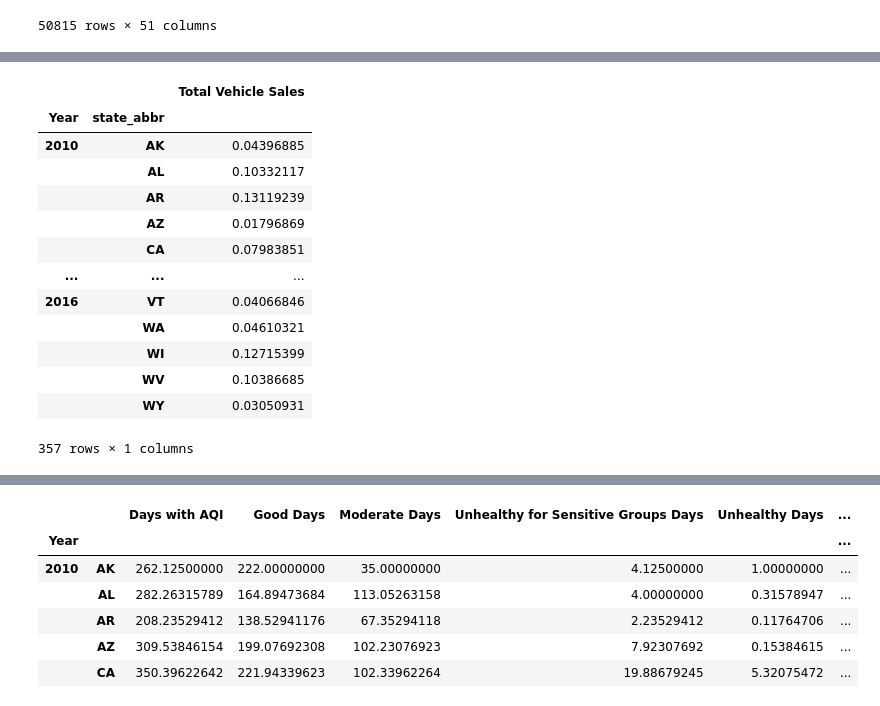
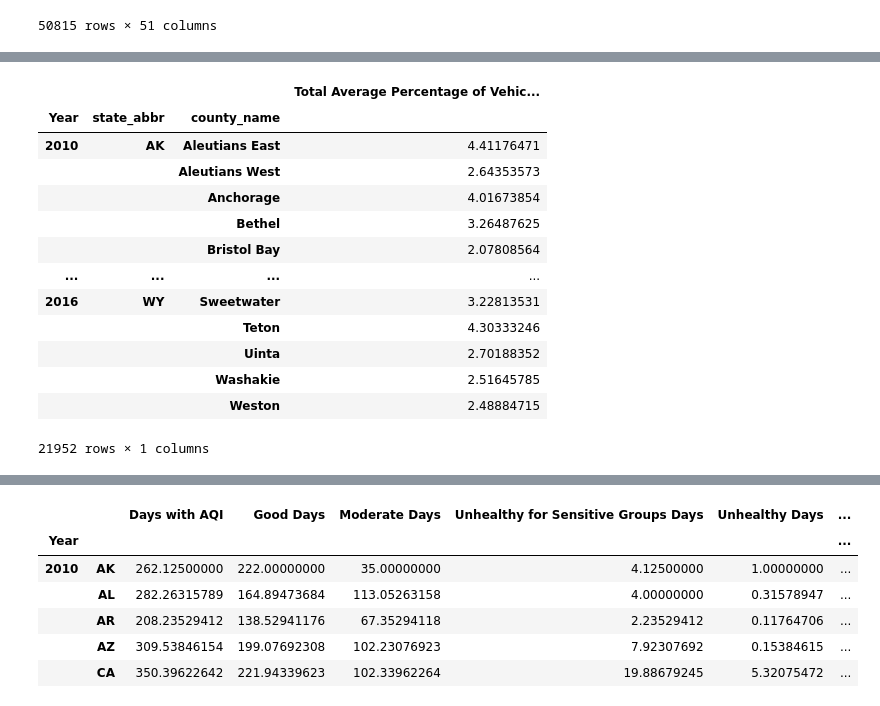
Before and after one commit to monal20/Neueda2023, a Jupyter notebook: Analysis.ipynb, the cells around one changed output, grey strips where cells are left out. Drawn from its saved outputs; the diff is of its cells as text; code cells hidden in the pictures.

```diff
--- a/Analysis.ipynb
+++ b/Analysis.ipynb
@@ -37,8 +37,8 @@ df_ev
 | 50813 | WY | 56045 | 56045 | Weston | PLUG IN HYBRID ELECTRIC VEHICLE | Plug-in hybrid electric vehicle | Car | NaN | NaN | ... |
 | 50814 | WY | 56045 | 56045 | Weston | UNK | Other/Unknown | Unknown | 0.00692651 | 0.00117398 | ... |
 50815 rows × 51 columns
-# %%
-df_ev = df_ev.iloc[:, [0, 4, 42, 43, 44, 45, 46, 47, 48]]
+# %%
+df_ev = df_ev.iloc[:, [0, 3, 4, 20, 21, 22, 23, 24, 25, 26]]
 # %%
 df_ev = df_ev.fillna(0)
 df_ev
@@ -59,23 +59,23 @@ df_ev
 # %%
-df_total = pd.melt(df_ev, id_vars='state_abbr', value_vars=["2010.1", "2011.1", "2012.1", "2013.1", "2014.1", "2015.1", "2016.1"], var_name="Year", value_name="Total Vehicle Sales")
+df_total = pd.melt(df_ev, id_vars=['state_abbr', 'county_name'], value_vars=[2010, 2011, 2012, 2013, 2014, 2015, 2016], var_name="Year", value_name="Total Average Percentage of Vehicle Sales")
 
-df_total["Year"] = df_total["Year"].str[:-2].astype(int)
+# df_total["Year"] = df_total["Year"].astype(int)
 
-df_total = df_total.groupby(['Year', 'state_abbr']).sum()
+df_total = df_total.groupby(['Year', 'state_abbr', 'county_name']).sum()*100
 
 df_total
 # %% [output]
-|  |  | Total Vehicle Sales |
-| Year | state_abbr |  |
-| 2010 | AK | 0.04396885 |
-|  | AL | 0.10332117 |
-|  | AR | 0.13119239 |
-|  | AZ | 0.01796869 |
-|  | CA | 0.07983851 |
-| ... | ... | ... |
-| 2016 | VT | 0.04066846 |
-|  | WA | 0.04610321 |
-|  | WI | 0.12715399 |
-|  | WV | 0.10386685 |
-|  | WY | 0.03050931 |
+|  |  |  | Total Average Percentage of Vehic... |
+| Year | state_abbr | county_name |  |
+| 2010 | AK | Aleutians East | 4.41176471 |
+|  |  | Aleutians West | 2.64353573 |
+|  |  | Anchorage | 4.01673854 |
+|  |  | Bethel | 3.26487625 |
+|  |  | Bristol Bay | 2.07808564 |
+| ... | ... | ... | ... |
+| 2016 | WY | Sweetwater | 3.22813531 |
+|  |  | Teton | 4.30333246 |
+|  |  | Uinta | 2.70188352 |
+|  |  | Washakie | 2.51645785 |
+|  |  | Weston | 2.48884715 |
-357 rows × 1 columns
+21952 rows × 1 columns
```
Also changed, not shown: parts of 7 cells of this notebook, 2 other files.
